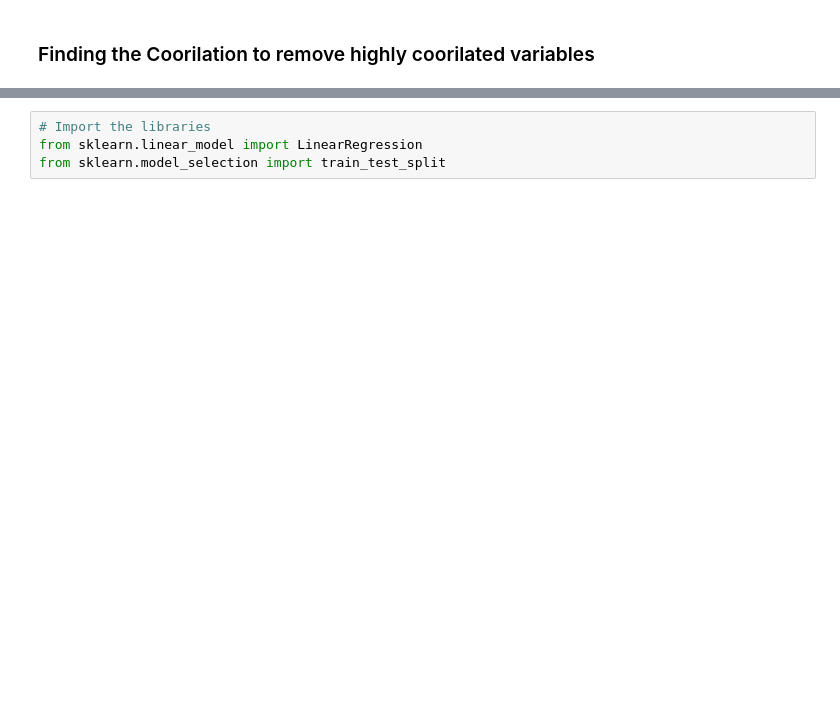
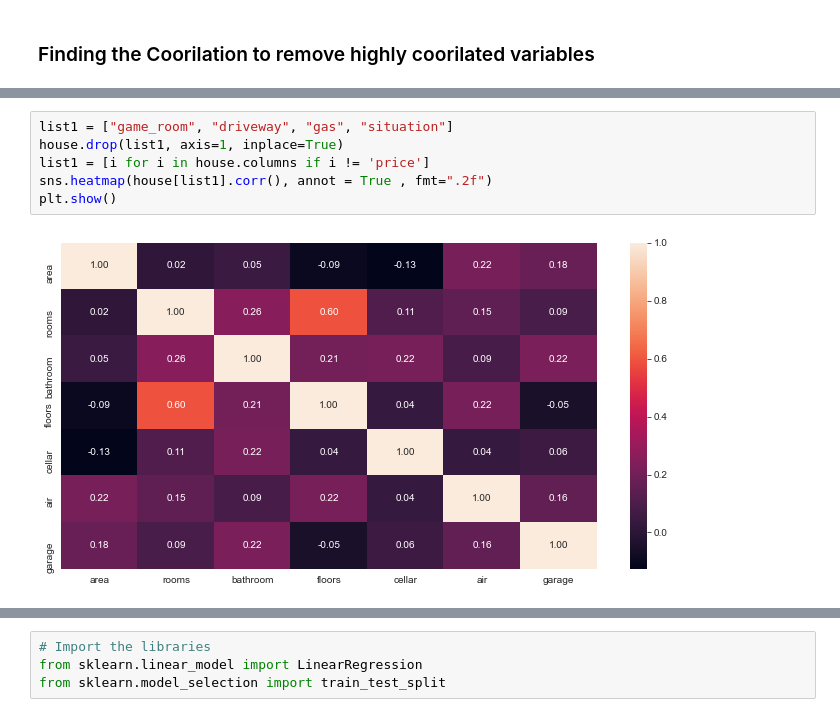
Before and after one commit to melwinmpk/python_datascience, a Jupyter notebook: ML/Regression_Analysis_Assignment.ipynb, the cells around one changed output, grey strips where cells are left out. Saved outputs shown, nothing was run; the diff lists cells and outputs as text; blank space fills up the shorter version.

```diff
--- a/ML/Regression_Analysis_Assignment.ipynb
+++ b/ML/Regression_Analysis_Assignment.ipynb
@@ -164,0 +156,8 @@ plt.show()
+# %%
+list1 = ["game_room", "driveway", "gas", "situation"]
+house.drop(list1, axis=1, inplace=True)
+list1 = [i for i in house.columns if i != 'price']
+sns.heatmap(house[list1].corr(), annot = True , fmt=".2f")
+plt.show()
+# %% [output]
+[figure, added]
```
Also changed, not shown: parts of 30 cells of this notebook, 1 other file.
